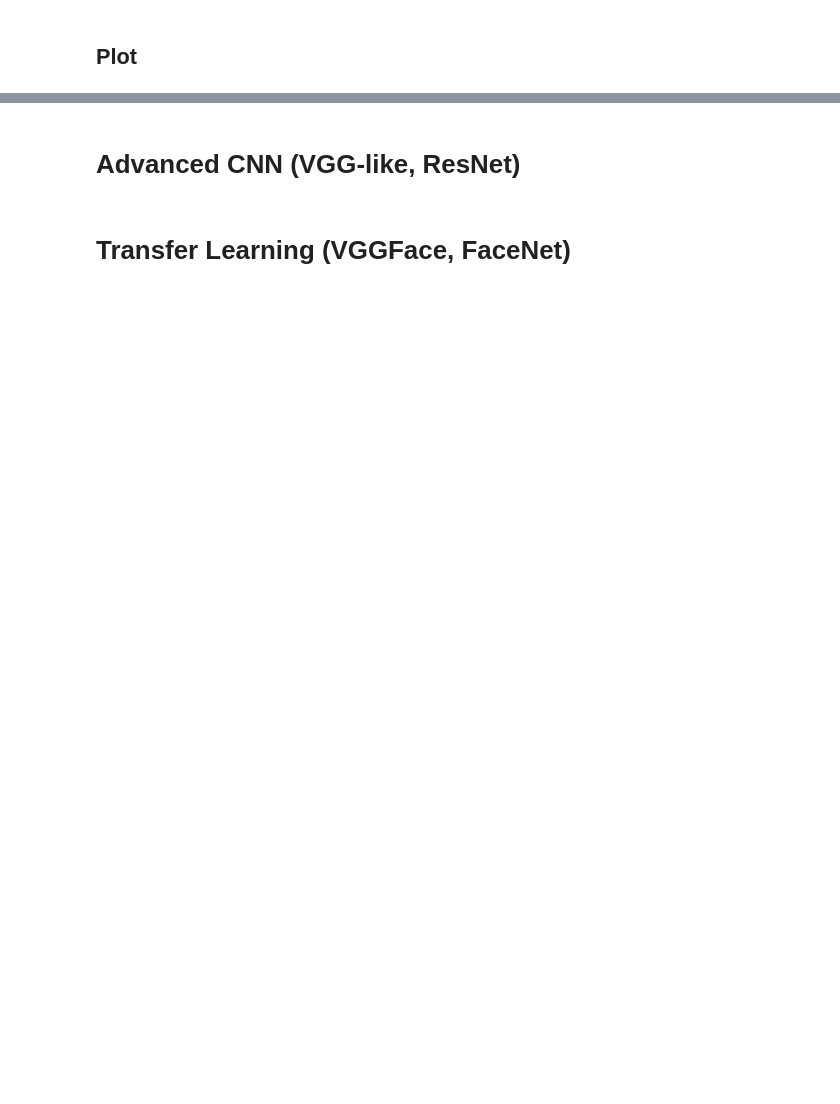
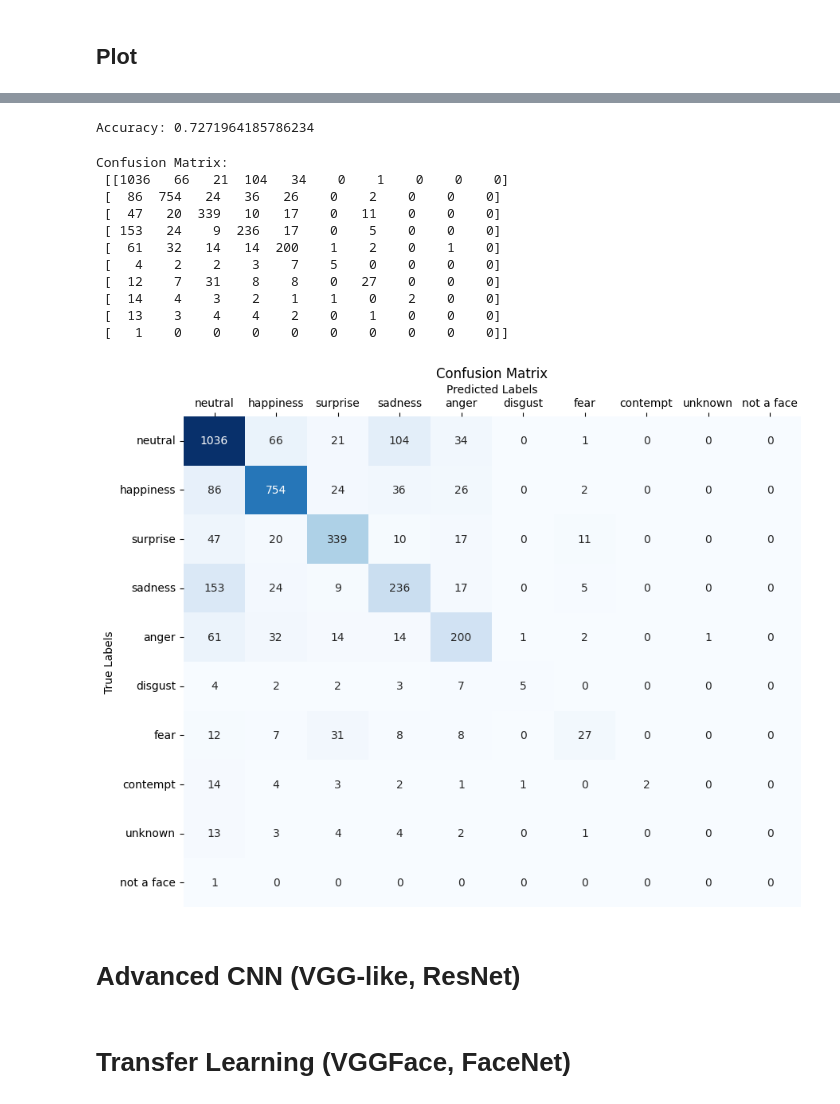
Before and after one commit to QianXunX/TFG, a Jupyter notebook: main.ipynb, the cells around one changed output, grey strips where cells are left out. Saved outputs shown, nothing was run; the diff lists cells and outputs as text; code cells hidden in the pictures; blank space fills up the shorter version.

```diff
--- a/main.ipynb
+++ b/main.ipynb
@@ -341,0 +352,5 @@ plt.show()
+# %%
+# Get the prediction reusults
+predictions = basic_model.predict(test_images)
+predicted_labels = np.argmax(predictions, axis=1)
+test_labels, predicted_labels
@@ -342,3 +361,50 @@ plt.show()
+# %%
+accuracy = accuracy_score(test_labels, predicted_labels)
+print("Accuracy:", accuracy)
+# %% [output]
+Accuracy: 0.7271964185786234
+# %%
+emotion_labels = {
+    0: "neutral",
+    1: "happiness",
+    2: "surprise",
+    3: "sadness",
+    4: "anger",
+    5: "disgust",
+    6: "fear",
+    7: "contempt",
+    8: "unknown",
+    9: "not a face"
+}
+
+conf_matrix = confusion_matrix(test_labels, predicted_labels)
+print("Confusion Matrix:\n", conf_matrix)
+
+# Plotting the confusion matrix
+plt.figure(figsize=(10, 8))
+ax = sns.heatmap(conf_matrix, annot=True, fmt='d', cmap='Blues', xticklabels=emotion_labels.values(), yticklabels=emotion_labels.values(), cbar=False)
+plt.xlabel('Predicted Labels')
+plt.ylabel('True Labels')
+plt.title('Confusion Matrix')
+
+# Move the X-axis to the top of the plot
+ax.xaxis.tick_top()  # X-axis on top
+ax.xaxis.set_label_position('top')  # Move the x-axis label to the top
+
+plt.show()
+# %% [output]
+Confusion Matrix:
+ [[1036   66   21  104   34    0    1    0    0    0]
+ [  86  754   24   36   26    0    2    0    0    0]
+ [  47   20  339   10   17    0   11    0    0    0]
+ [ 153   24    9  236   17    0    5    0    0    0]
+ [  61   32   14   14  200    1    2    0    1    0]
+ [   4    2    2    3    7    5    0    0    0    0]
+ [  12    7   31    8    8    0   27    0    0    0]
+ [  14    4    3    2    1    1    0    2    0    0]
+ [  13    3    4    4    2    0    1    0    0    0]
+ [   1    0    0    0    0    0    0    0    0    0]]
+[figure, added]
 # %% [markdown]
 # Advanced CNN (VGG-like, ResNet)
 # %% [markdown]
```
Also changed, not shown: parts of 10 cells of this notebook.
